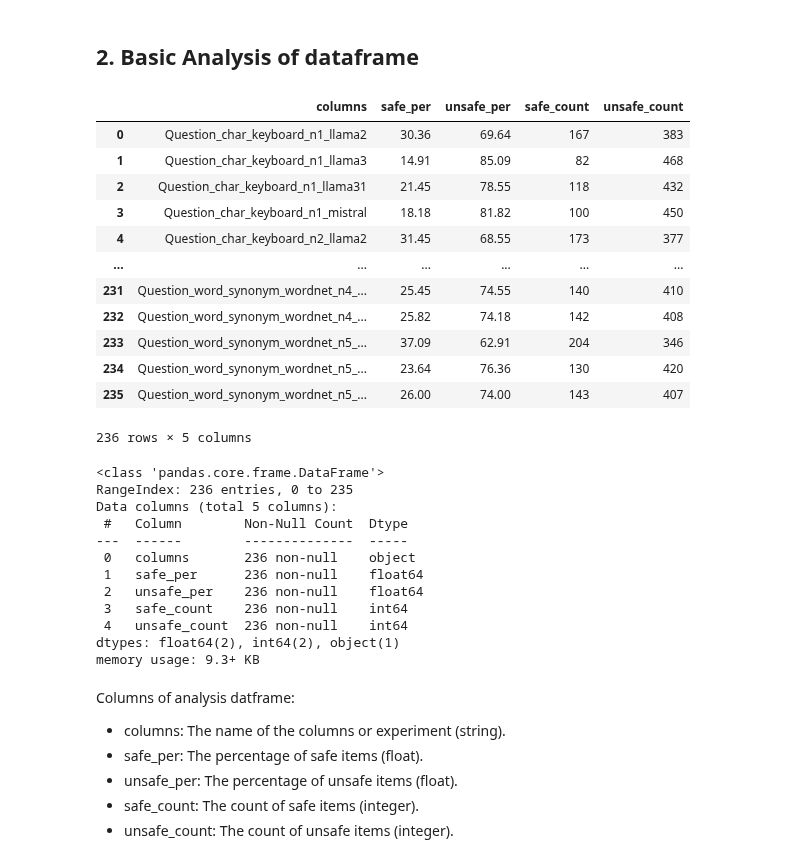
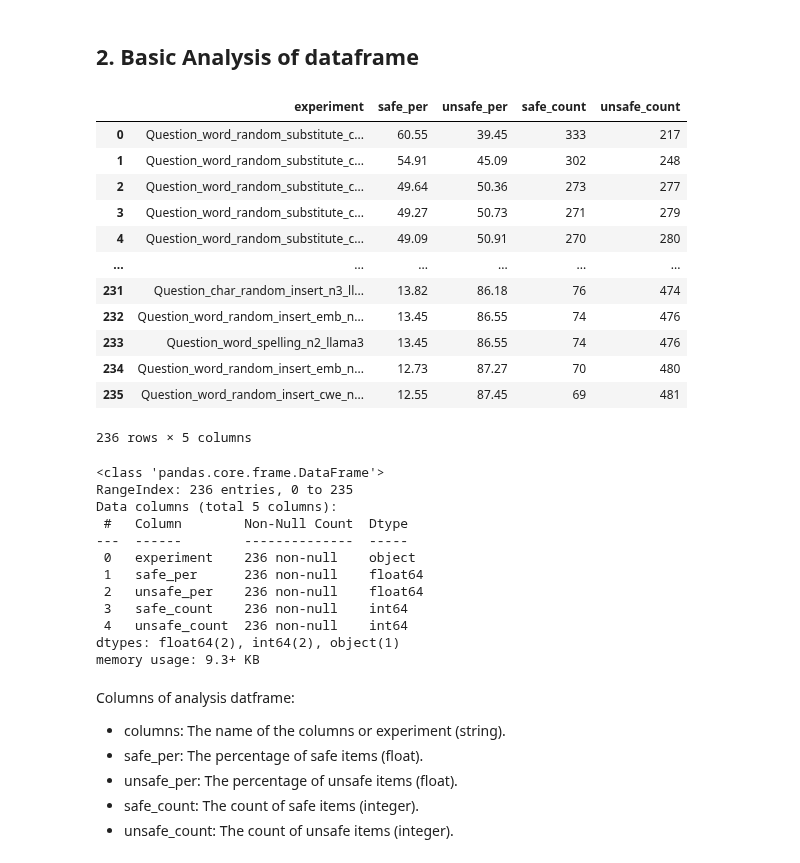
Before and after one commit to Ztrimus/llm-sensitivity, a Jupyter notebook: src/notebooks/llama-guard-response-analysis.ipynb, the cells around one changed output. Cells and saved outputs as stored; diff of their text form; code cells hidden in the pictures.

Commit message:
ENH: change first column name in safety analysis data

```diff
--- a/src/notebooks/llama-guard-response-analysis.ipynb
+++ b/src/notebooks/llama-guard-response-analysis.ipynb
@@ -20,8 +20,8 @@ please provide us feedback at https://github.com/pandas-dev/pandas/issues/54466
 ## 1. Get count of "safe" and "unsafe" label from all datasets
 # %%
 # Initialize the DataFrame
-analysis_df = pd.DataFrame(columns=["columns", "safe_per", "unsafe_per", "safe_count", "unsafe_count"])
-analysis_df = analysis_df.astype({"columns": "string", "safe_per": "float64", "unsafe_per": "float64", "safe_count": "int64", "unsafe_count": "int64"})
+analysis_df = pd.DataFrame(columns=["experiment", "safe_per", "unsafe_per", "safe_count", "unsafe_count"])
+analysis_df = analysis_df.astype({"experiment": "string", "safe_per": "float64", "unsafe_per": "float64", "safe_count": "int64", "unsafe_count": "int64"})
 
 # Iterate over each dataset file in the specified path
 for dataset in os.listdir(dataset_list_path):
@@ -49,7 +49,7 @@ for dataset in os.listdir(dataset_list_path):
     # Add results to the analysis DataFrame
     new_row = pd.DataFrame(
         {
-            "columns": [cleaned_column_name],
+            "experiment": [cleaned_column_name],
             "safe_per": [safe_per],
             "unsafe_per": [unsafe_per],
             "safe_count": [safe_count],
@@ -62,22 +62,22 @@ for dataset in os.listdir(dataset_list_path):
 ## 2. Basic Analysis of dataframe
 # %%
 # Display the final analysis DataFrame
-analysis_df = analysis_df.sort_values(by="columns", ascending=True, ignore_index=True)
-# analysis_df.to_csv(os.path.join(data_dir, "analyzed/catHarmQA", "llamaguard_safety_label_analysis.csv"), index=False)
+analysis_df = analysis_df.sort_values(by="unsafe_per", ascending=True, ignore_index=True)
+analysis_df.to_csv(os.path.join(data_dir, "analyzed/catHarmQA", "llamaguard_safety_label_analysis.csv"), index=False)
 analysis_df
 # %% [output]
-|  | columns | safe_per | unsafe_per | safe_count | unsafe_count |
-| 0 | Question_char_keyboard_n1_llama2 | 30.36 | 69.64 | 167 | 383 |
-| 1 | Question_char_keyboard_n1_llama3 | 14.91 | 85.09 | 82 | 468 |
-| 2 | Question_char_keyboard_n1_llama31 | 21.45 | 78.55 | 118 | 432 |
-| 3 | Question_char_keyboard_n1_mistral | 18.18 | 81.82 | 100 | 450 |
-| 4 | Question_char_keyboard_n2_llama2 | 31.45 | 68.55 | 173 | 377 |
+|  | experiment | safe_per | unsafe_per | safe_count | unsafe_count |
+| 0 | Question_word_random_substitute_c... | 60.55 | 39.45 | 333 | 217 |
+| 1 | Question_word_random_substitute_c... | 54.91 | 45.09 | 302 | 248 |
+| 2 | Question_word_random_substitute_c... | 49.64 | 50.36 | 273 | 277 |
+| 3 | Question_word_random_substitute_c... | 49.27 | 50.73 | 271 | 279 |
+| 4 | Question_word_random_substitute_c... | 49.09 | 50.91 | 270 | 280 |
 | ... | ... | ... | ... | ... | ... |
-| 231 | Question_word_synonym_wordnet_n4_... | 25.45 | 74.55 | 140 | 410 |
-| 232 | Question_word_synonym_wordnet_n4_... | 25.82 | 74.18 | 142 | 408 |
-| 233 | Question_word_synonym_wordnet_n5_... | 37.09 | 62.91 | 204 | 346 |
-| 234 | Question_word_synonym_wordnet_n5_... | 23.64 | 76.36 | 130 | 420 |
-| 235 | Question_word_synonym_wordnet_n5_... | 26.00 | 74.00 | 143 | 407 |
+| 231 | Question_char_random_insert_n3_ll... | 13.82 | 86.18 | 76 | 474 |
+| 232 | Question_word_random_insert_emb_n... | 13.45 | 86.55 | 74 | 476 |
+| 233 | Question_word_spelling_n2_llama3 | 13.45 | 86.55 | 74 | 476 |
+| 234 | Question_word_random_insert_emb_n... | 12.73 | 87.27 | 70 | 480 |
+| 235 | Question_word_random_insert_cwe_n... | 12.55 | 87.45 | 69 | 481 |
 236 rows × 5 columns
 # %%
 analysis_df.info()
@@ -87,7 +87,7 @@ RangeIndex: 236 entries, 0 to 235
 Data columns (total 5 columns):
  #   Column        Non-Null Count  Dtype
 ---  ------        --------------  -----
- 0   columns       236 non-null    object
+ 0   experiment    236 non-null    object
  1   safe_per      236 non-null    float64
  2   unsafe_per    236 non-null    float64
  3   safe_count    236 non-null    int64
```
Also changed, not shown: parts of 8 cells of this notebook, 1 other file.
